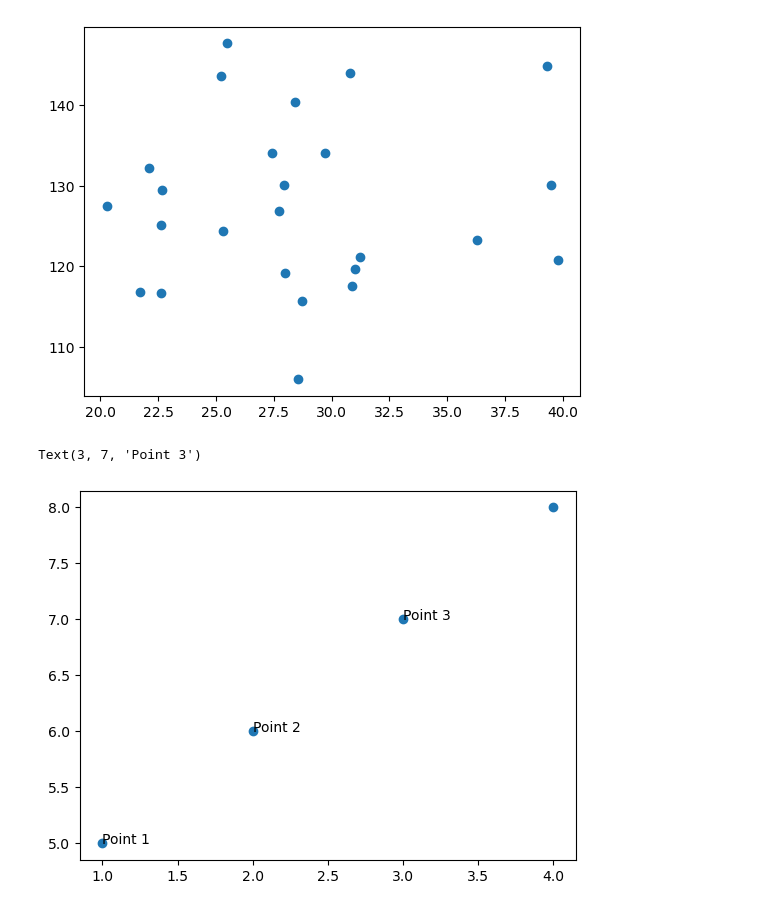
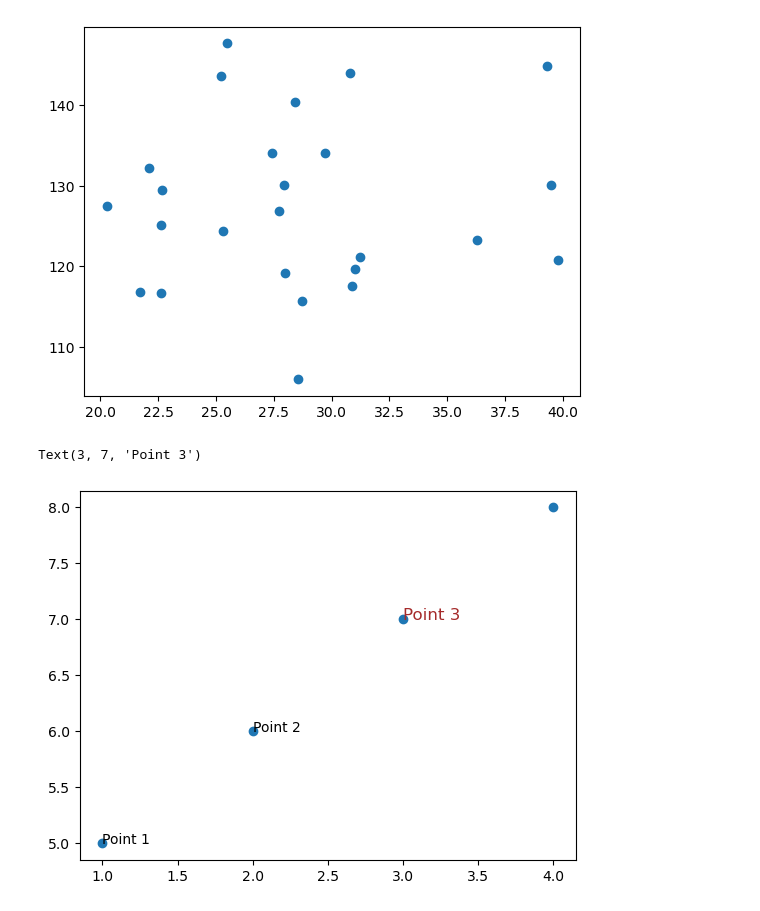
Before and after one commit to shubhammgits/Python-DS-AIML, a Jupyter notebook: MATPLOTLIB/advanced.ipynb, the cells around one changed output. Saved outputs shown, nothing was run; the diff lists cells and outputs as text; code cells hidden in the pictures.

```diff
--- a/MATPLOTLIB/advanced.ipynb
+++ b/MATPLOTLIB/advanced.ipynb
@@ -90,12 +90,12 @@ plt.scatter(sample['avg'], sample['strike_rate'])
 # %%
 x = [1,2,3,4]
 y= [5,6,7,8]
 
 plt.scatter(x,y)
 
 plt.text(1,5,'Point 1')
 plt.text(2,6,'Point 2')
-plt.text(3,7,'Point 3')
+plt.text(3,7,'Point 3', fontdict={'size':12, 'color':'brown'})
 # %% [output]
 Text(3, 7, 'Point 3')
-[figure, old version]
+[figure, new version]
```
